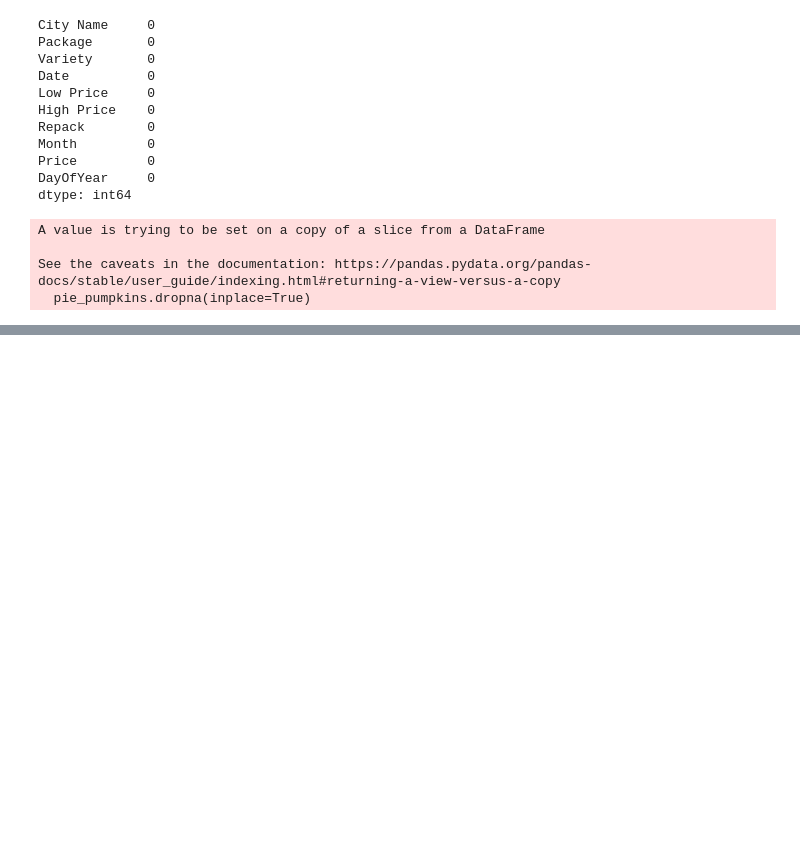
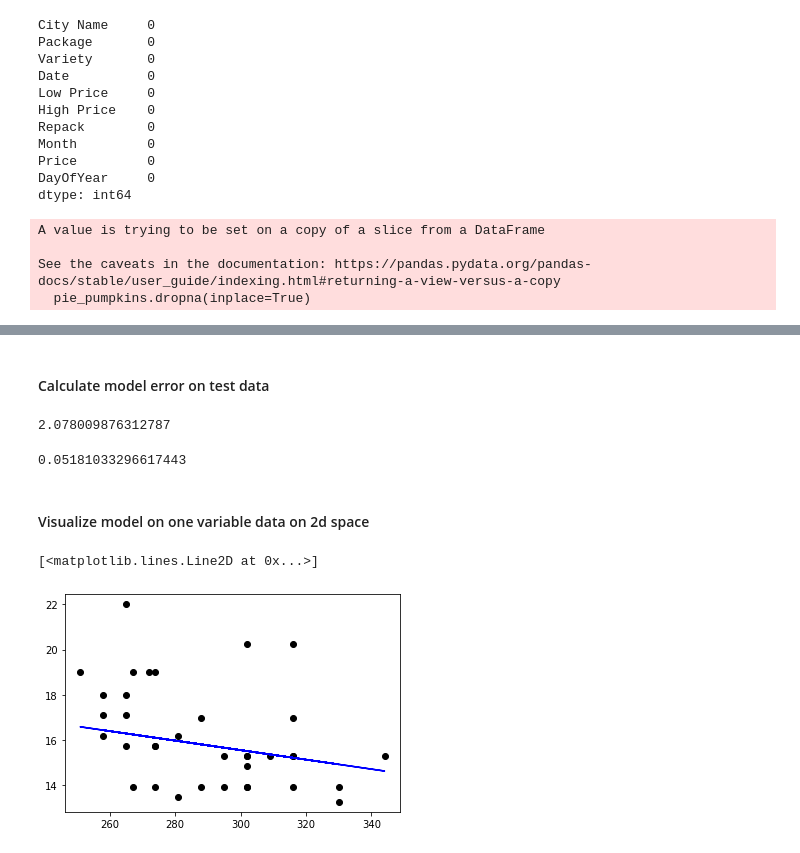
Before and after one commit to khqnn/machine-learning, a Jupyter notebook: regression/us pumpkins.ipynb, the cells around one changed output, grey strips where cells are left out. Drawn from its saved outputs; the diff is of its cells as text; code cells hidden in the pictures; blank space fills up the shorter version.

```diff
--- a/regression/us pumpkins.ipynb
+++ b/regression/us pumpkins.ipynb
@@ -285,0 +293,3 @@ See the caveats in the documentation: https://pandas.pydata.org/pandas-docs/stab
+# %%
+X_train, X_test, y_train, y_test = train_test_split(X, y)
+X_train.shape, X_test.shape, y_train.shape, y_test.shape
@@ -285,0 +300,3 @@ See the caveats in the documentation: https://pandas.pydata.org/pandas-docs/stab
+# %%
+model = LinearRegression()
+model
@@ -285,0 +307,2 @@ See the caveats in the documentation: https://pandas.pydata.org/pandas-docs/stab
+# %%
+model.fit(X_train, y_train)
@@ -285,0 +313,20 @@ See the caveats in the documentation: https://pandas.pydata.org/pandas-docs/stab
+# %%
+y_pred = model.predict(X_test)
+# %% [markdown]
+#### Calculate model error on test data
+# %%
+np.sqrt(mean_squared_error(y_test, y_pred))
+# %% [output]
+2.078009876312787
+# %%
+model.score(X_train, y_train)
+# %% [output]
+0.05181033296617443
+# %% [markdown]
+#### Visualize model on one variable data on 2d space
+# %%
+plt.scatter(X_test, y_test, c='black')
+plt.plot(X_test, y_pred, c='blue')
+# %% [output]
+[<matplotlib.lines.Line2D at 0x...>]
+[figure, added]
```
Also changed, not shown: parts of 9 cells of this notebook, 1 other file.
